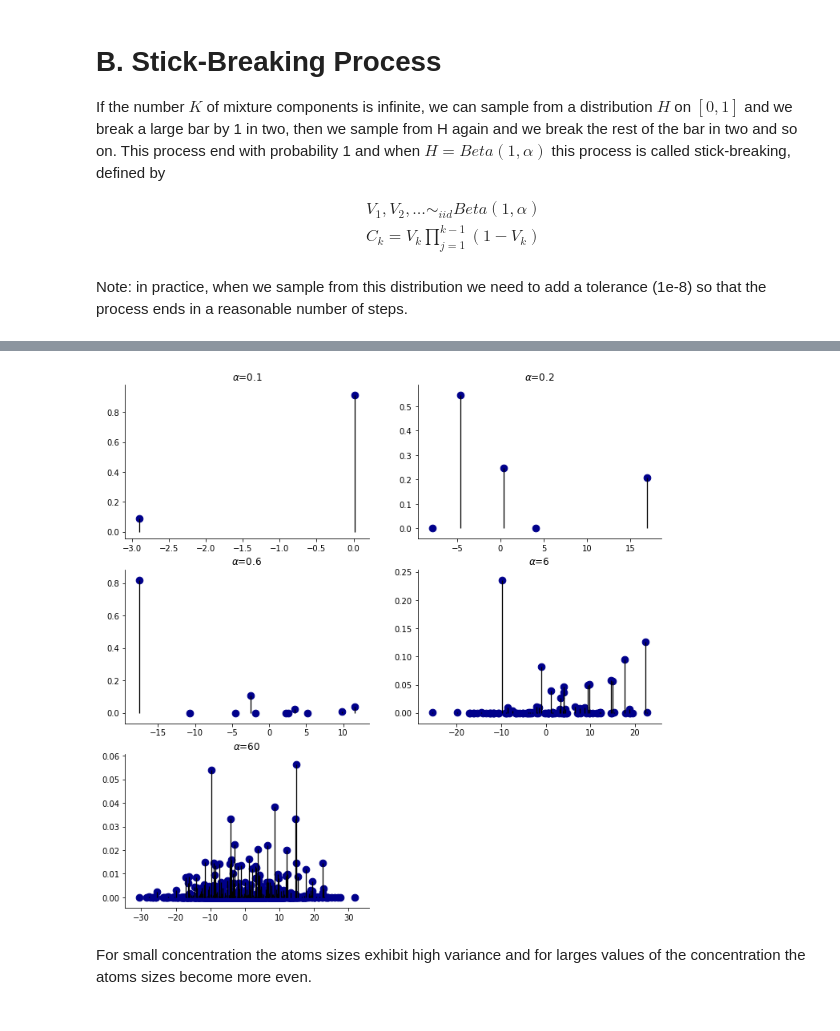
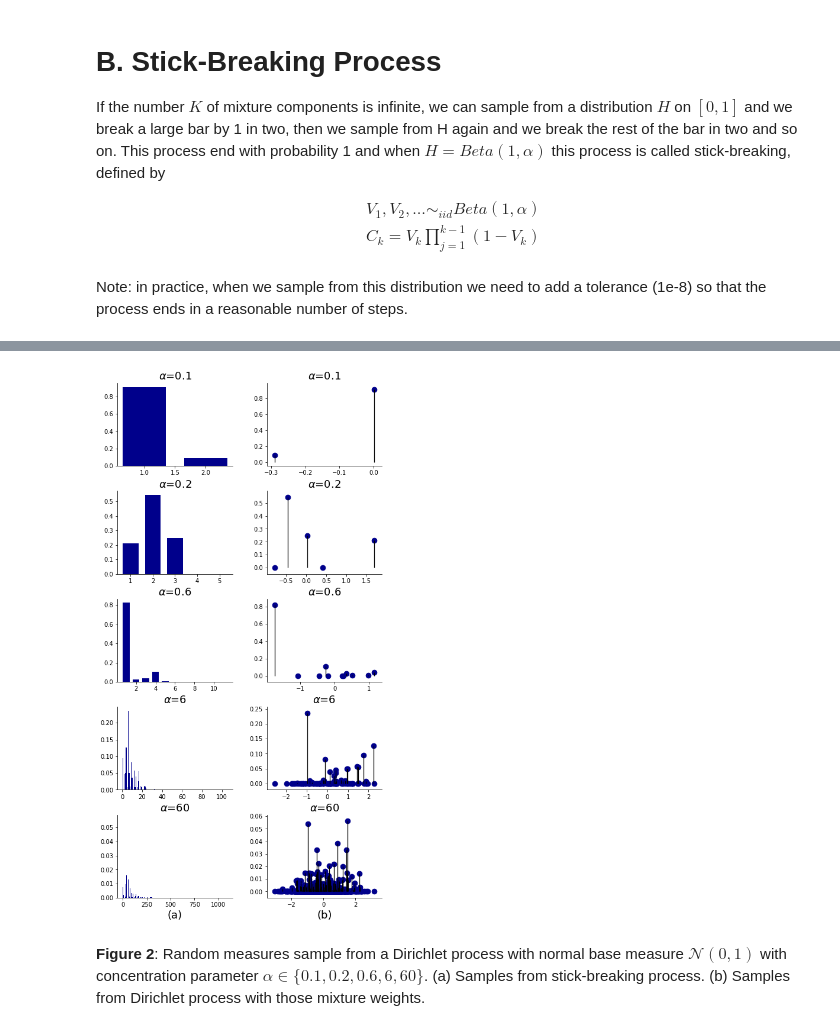
Before and after one commit to dgarridoa/aml, a Jupyter notebook: Dirichlet_Process.ipynb, the cells around one changed output, grey strips where cells are left out. Saved outputs shown, nothing was run; the diff lists cells and outputs as text; code cells hidden in the pictures.

```diff
--- a/Dirichlet_Process.ipynb
+++ b/Dirichlet_Process.ipynb
@@ -264,6 +104,37 @@ C5, Phi5 = dirichlet_process(60, mu=0, sigma=10, seed=0)
-# %%
-plot_dp([C1, C2, C3, C4, C5], [Phi1, Phi2, Phi3, Phi4, Phi5],  [0.1, 0.2, 0.6, 6, 60])
-# %% [output]
-[figure, removed]
-# %% [markdown]
-For small concentration the atoms sizes exhibit high variance and for larges values of the concentration the atoms sizes become more even.
+# %%
+alpha = [0.1, 0.2, 0.6, 6, 60]
+seed = [9, 7, 100, 0, 0]
+m = len(alpha)
+Theta = np.array([dirichlet_process(alpha[i], seed=seed[i]) for i in range(M)])
+C = Theta[:,0]
+Phi = Theta[:,1]
+# %%
+def plot_dp(Theta, alpha):
+    C = Theta[:,0]
+    Phi = Theta[:,1]
+    m = len(alpha)
+    fig, axs = plt.subplots(m, 2, figsize=(8,16))
+    plt.subplots_adjust(hspace=0.3, wspace=0.3)
+    for i in range(m):
+
+        axs[i,0].bar(range(1, len(C[i])+1), C[i], width=0.7, color="darkblue")
+        axs[i,0].spines['right'].set_visible(False)
+        axs[i,0].spines['top'].set_visible(False)
+        axs[i,0].set_title(rf"$\alpha$={alpha[i]}")
+        if i==M-1:
+            axs[i,0].set_xlabel("(a)")
+
+        axs[i,1].vlines(x=Phi[i], ymin=0, ymax=C[i], color='black', linewidth=1.3)
+        axs[i,1].scatter(x=Phi[i], y=C[i], s=75, color='darkblue')
+        axs[i,1].spines['right'].set_visible(False)
+        axs[i,1].spines['top'].set_visible(False)
+        axs[i,1].set_title(rf"$\alpha$={alpha[i]}")
+        if i==m-1:
+            axs[i,1].set_xlabel("(b)")
+    plt.show()
+# %%
+plot_dp(Theta, alpha)
+# %% [output]
+[figure, added]
+# %% [markdown]
+**Figure 2**: Random measures sample from a Dirichlet process with normal base measure $\mathcal{N}(0,1)$ with concentration parameter $\alpha\in\{0.1, 0.2, 0.6, 6, 60\}$. (a) Samples from stick-breaking process. (b) Samples from Dirichlet process with those mixture weights.
```
Also changed, not shown: parts of 32 cells of this notebook.
